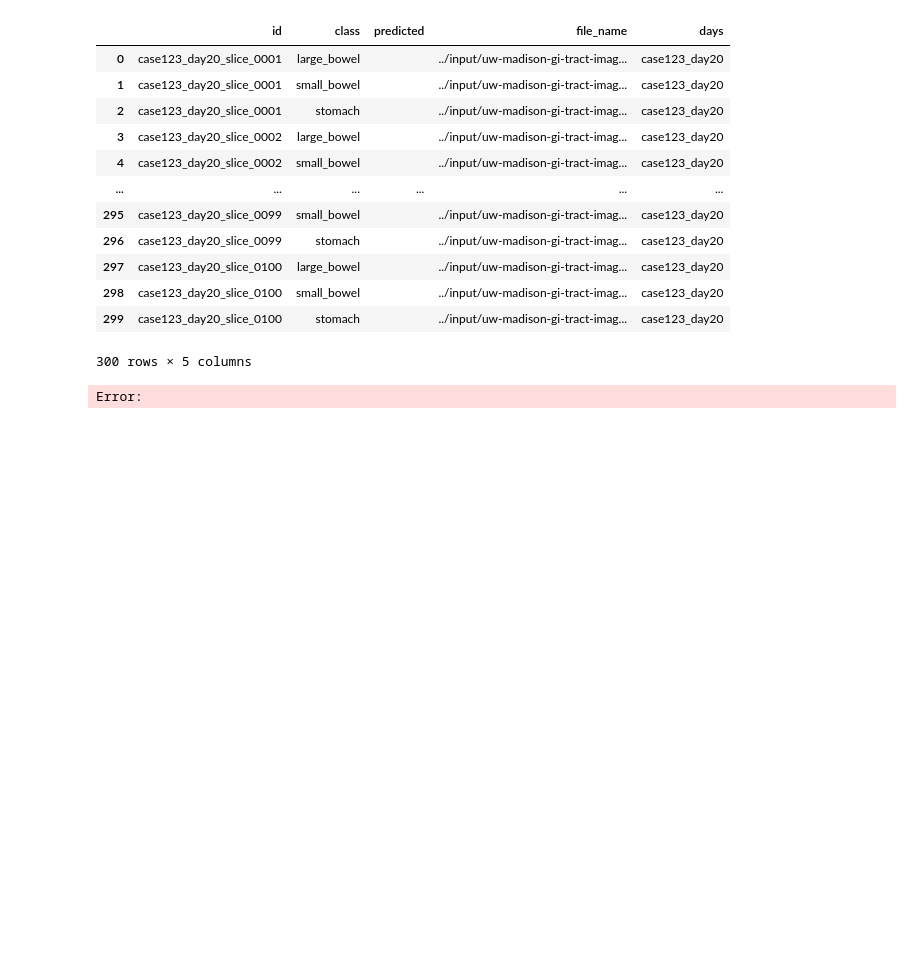
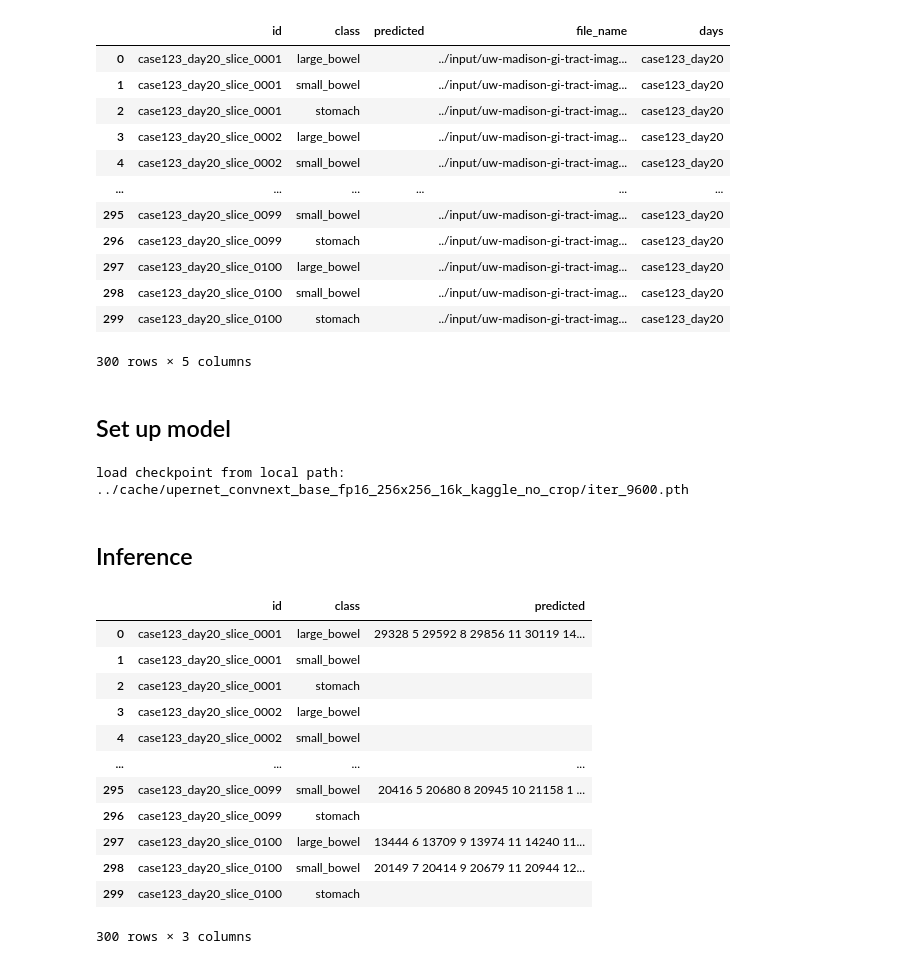
Before and after one commit to zezeze97/kaggle_segmentation, a Jupyter notebook: kaggle_segmentation/prepare_submission_pred.ipynb, the cells around one changed output. Cells and saved outputs as stored; diff of their text form; code cells hidden in the pictures; blank space fills up the shorter version.

```diff
--- a/kaggle_segmentation/prepare_submission_pred.ipynb
+++ b/kaggle_segmentation/prepare_submission_pred.ipynb
@@ -45,42 +70,43 @@ sub
 | 298 | case123_day20_slice_0100 | small_bowel |  | ../input/uw-madison-gi-tract-imag... | case123_day20 |
 | 299 | case123_day20_slice_0100 | stomach |  | ../input/uw-madison-gi-tract-imag... | case123_day20 |
 300 rows × 5 columns
-# %%
-def convert_pred(img):
-    '''
-    (H, W) -> (H,W,Class)
-    '''
-    H = img.shape[0]
-    W = img.shape[1]
-    new_pred = np.zeros((H, W, 3))
-    for i in range(H):
-        for j in range(W):
-            if img[i,j] == 1:
-                new_pred[i,j,1] = 1
-            if img[i,j] == 2:
-                new_pred[i,j,2] = 1
-    return new_pred
+# %% [markdown]
+## Set up model
+# %%
+config_file = '../cache/upernet_convnext_base_fp16_256x256_16k_kaggle_no_crop/upernet_convnext_base_fp16_256x256_16k_kaggle_no_crop.py'
+checkpoint_file = '../cache/upernet_convnext_base_fp16_256x256_16k_kaggle_no_crop/iter_9600.pth'
+# build the model from a config file and a checkpoint file
+model = init_segmentor(config_file, checkpoint_file, device='cuda:0')
+# %% [output]
+load checkpoint from local path: ../cache/upernet_convnext_base_fp16_256x256_16k_kaggle_no_crop/iter_9600.pth
+# %% [markdown]
+## Inference
 # %%
-# kaggle version
+subs = []
 for day, group in tqdm(sub.groupby("days")):
     imgs = []
     for file_name in group.file_name.unique():
-        res = cv2.imread(file_name, cv2.IMREAD_UNCHANGED)
-        res = convert_pred(res)
+        res = inference_segmentor(model, file_name)[0]
+        convert_res = convert_pred(res)
         for j in range(3):
-            rle = rle_encode(res[...,j])
+            rle = rle_encode(convert_res[...,j])
             index = fname2index[file_name + classes[j]]
             sub.loc[index, "predicted"] = rle
-# %%
-# local version
-pred_result_root_path = '../test_results/upernet_convnext_base_fp16_512x512_160k_kaggle'
-pred_img_name_list = os.listdir(pred_result_root_path)
-for pred_img_name in tqdm(pred_img_name_list):
-    pred_img = cv2.imread(os.path.join(pred_result_root_path, pred_img_name), cv2.IMREAD_UNCHANGED)
-    res = convert_pred(pred_img)
-    for j in range(3):
-        rle = rle_encode(res[...,j])
-        #index = fname2index[pred_img + classes[j]]
-        #sub.loc[index, "predicted"] = rle
-# %% [output]
-Error:
+# %%
+sub = sub[["id", "class", "predicted"]]
+sub.to_csv("submission.csv", index = False)
+sub
+# %% [output]
+|  | id | class | predicted |
+| 0 | case123_day20_slice_0001 | large_bowel | 29328 5 29592 8 29856 11 30119 14... |
+| 1 | case123_day20_slice_0001 | small_bowel |  |
+| 2 | case123_day20_slice_0001 | stomach |  |
+| 3 | case123_day20_slice_0002 | large_bowel |  |
+| 4 | case123_day20_slice_0002 | small_bowel |  |
+| ... | ... | ... | ... |
+| 295 | case123_day20_slice_0099 | small_bowel | 20416 5 20680 8 20945 10 21158 1 ... |
+| 296 | case123_day20_slice_0099 | stomach |  |
+| 297 | case123_day20_slice_0100 | large_bowel | 13444 6 13709 9 13974 11 14240 11... |
+| 298 | case123_day20_slice_0100 | small_bowel | 20149 7 20414 9 20679 11 20944 12... |
+| 299 | case123_day20_slice_0100 | stomach |  |
+300 rows × 3 columns
```
Also changed, not shown: parts of 6 cells of this notebook, 4 other files.
